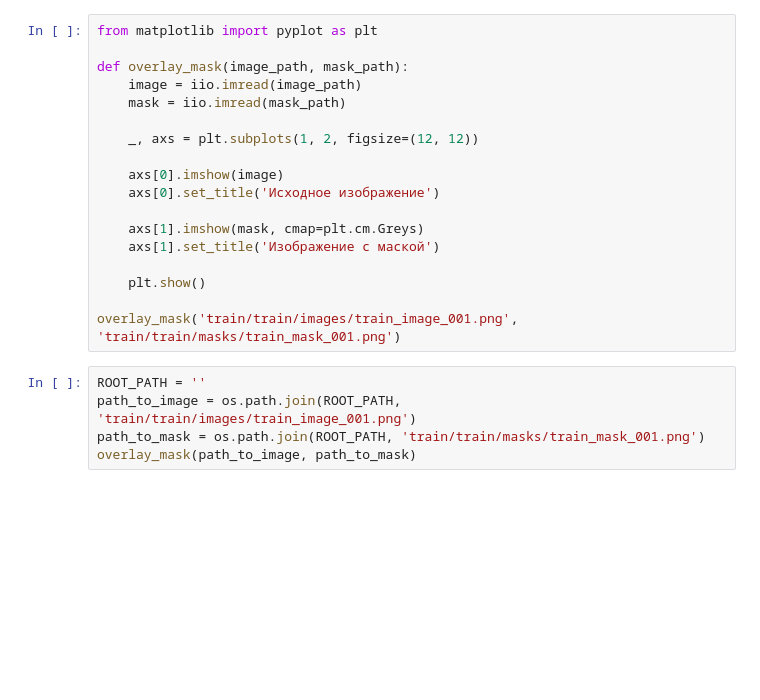
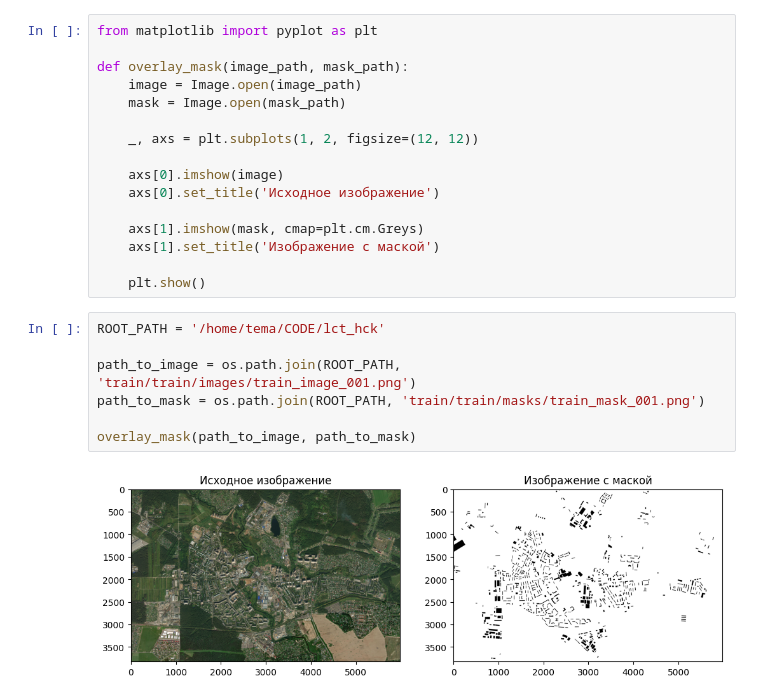
Before and after one commit to Lednik7/skoltech-Infrastructure, a Jupyter notebook: data_analitics.ipynb, the cells around one changed output. Drawn from its saved outputs; the diff is of its cells as text; blank space fills up the shorter version.

```diff
--- a/data_analitics.ipynb
+++ b/data_analitics.ipynb
@@ -9,8 +8,8 @@ ModuleNotFoundError: No module named 'imageio'
 from matplotlib import pyplot as plt
 
 def overlay_mask(image_path, mask_path):
-    image = iio.imread(image_path)
-    mask = iio.imread(mask_path)
+    image = Image.open(image_path)
+    mask = Image.open(mask_path)
 
     _, axs = plt.subplots(1, 2, figsize=(12, 12))
 
@@ -21,10 +20,12 @@ def overlay_mask(image_path, mask_path):
     axs[1].set_title('Изображение с маской')
 
     plt.show()
-
-overlay_mask('train/train/images/train_image_001.png', 'train/train/masks/train_mask_001.png')
 # %%
-ROOT_PATH = ''
+ROOT_PATH = '/home/tema/CODE/lct_hck'
+
 path_to_image = os.path.join(ROOT_PATH, 'train/train/images/train_image_001.png')
 path_to_mask = os.path.join(ROOT_PATH, 'train/train/masks/train_mask_001.png')
+
 overlay_mask(path_to_image, path_to_mask)
+# %% [output]
+[figure, added]
```
Also changed, not shown: parts of 1 cell of this notebook, 2 other files.
